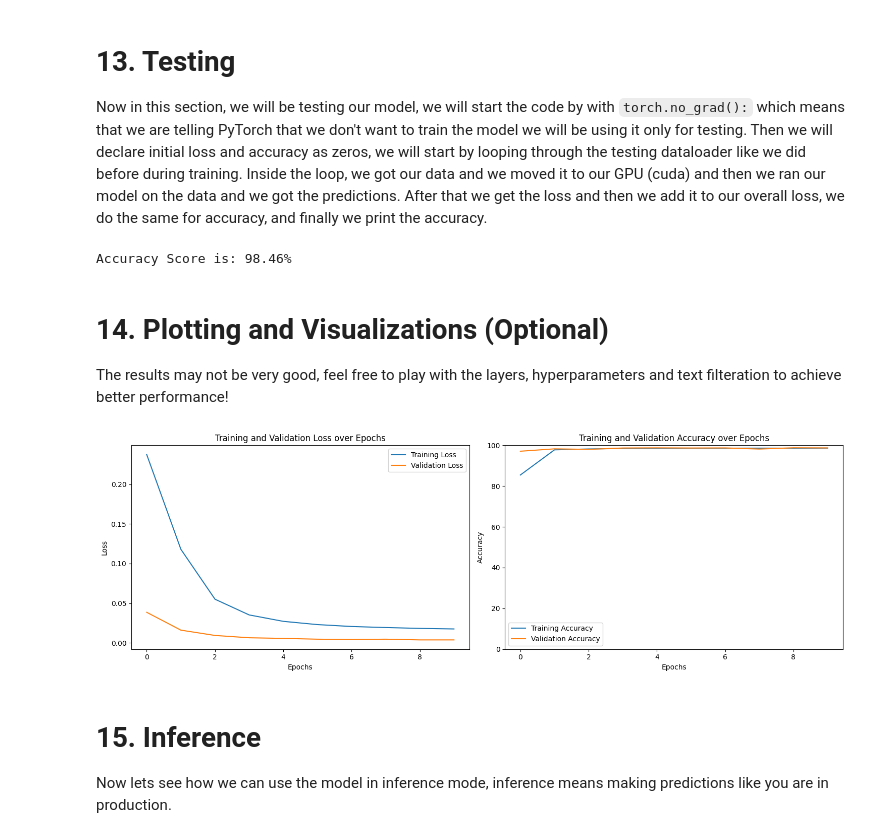
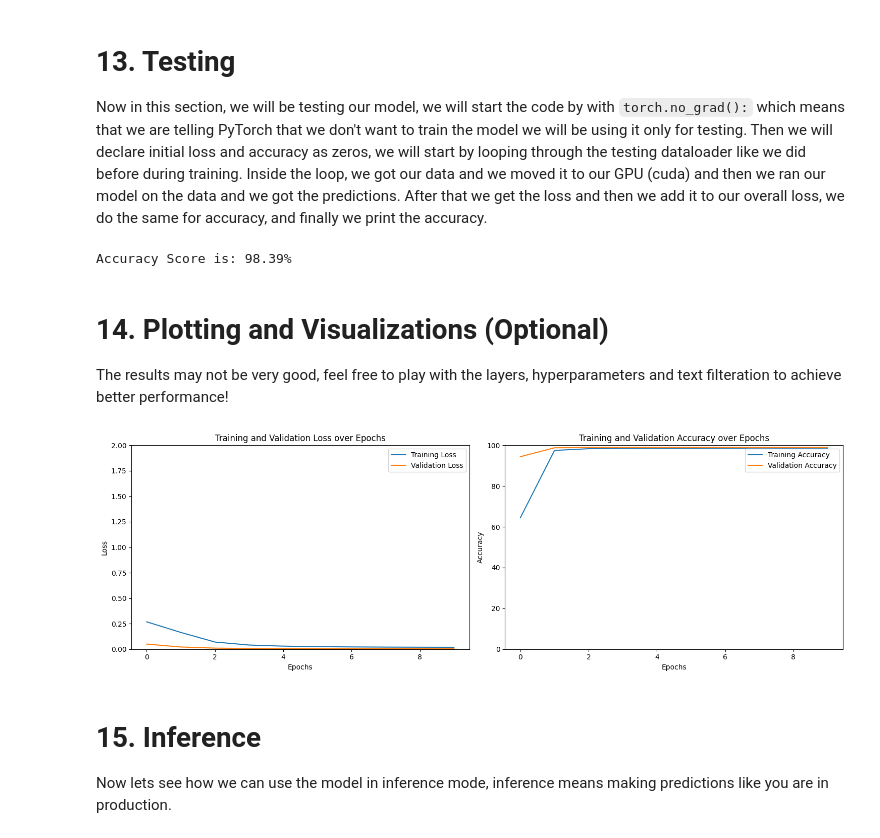
Before and after one commit to omaratef3221/pytorch_tutorials, a Jupyter notebook: Ex_1_Tabular_Classification.ipynb, the cells around one changed output. Cells and saved outputs as stored; diff of their text form; code cells hidden in the pictures.

```diff
--- a/Ex_1_Tabular_Classification.ipynb
+++ b/Ex_1_Tabular_Classification.ipynb
@@ -218,19 +217,17 @@ for epoch in range(EPOCHS):
     total_acc_val = 0
     total_loss_val = 0
     ## Training and Validation
-    for indx, data in enumerate(train_dataloader):
-        inputs, label = data
+    for data in train_dataloader:
 
-        inputs.to(device)
-        label.to(device)
+        inputs, labels = data
 
         prediction = model(inputs).squeeze(1)
 
-        batch_loss = criterion(prediction, label)
+        batch_loss = criterion(prediction, labels)
 
         total_loss_train += batch_loss.item()
 
-        acc = ((prediction).round() == label).sum().item()
+        acc = ((prediction).round() == labels).sum().item()
 
         total_acc_train += acc
 
@@ -240,18 +237,16 @@ for epoch in range(EPOCHS):
 
     ## Validation
     with torch.no_grad():
-        for indx, data in enumerate(validation_dataloader):
-            inputs, label = data
-            inputs.to(device)
-            label.to(device)
+        for data in validation_dataloader:
+            inputs, labels = data
 
             prediction = model(inputs).squeeze(1)
 
-            batch_loss = criterion(prediction, label)
+            batch_loss = criterion(prediction, labels)
 
             total_loss_val += batch_loss.item()
 
-            acc = ((prediction).round() == label).sum().item()
+            acc = ((prediction).round() == labels).sum().item()
 
             total_acc_val += acc
 
@@ -290,48 +285,46 @@ Now in this section, we will be testing our model, we will start the code by wit
 with torch.no_grad():
   total_loss_test = 0
   total_acc_test = 0
-  for indx, data in enumerate(testing_dataloader):
-    inputs, label = data
-    inputs.to(device)
-    label.to(device)
+  for data in testing_dataloader:
+    inputs, labels = data
 
     prediction = model(inputs).squeeze(1)
 
-    batch_loss_test = criterion((prediction), label)
+    batch_loss_test = criterion((prediction), labels)
     total_loss_test += batch_loss_test.item()
-    acc = ((prediction).round() == label).sum().item()
+    acc = ((prediction).round() == labels).sum().item()
     total_acc_test += acc
 
 print(f"Accuracy Score is: {round((total_acc_test/X_test.shape[0])*100, 2)}%")
 # %% [output]
-Accuracy Score is: 98.46%
+Accuracy Score is: 98.39%
 # %% [markdown]
 # 14. Plotting and Visualizations (Optional)
 The results may not be very good, feel free to play with the layers, hyperparameters and text filteration to achieve better performance!
 # %%
 fig, axs = plt.subplots(nrows=1, ncols=2, figsize=(15, 5))
 
 axs[0].plot(total_loss_train_plot, label='Training Loss')
 axs[0].plot(total_loss_validation_plot, label='Validation Loss')
 axs[0].set_title('Training and Validation Loss over Epochs')
 axs[0].set_xlabel('Epochs')
 axs[0].set_ylabel('Loss')
-axs[1].set_ylim([0, 2])
+axs[0].set_ylim([0, 2])
 axs[0].legend()
 
 axs[1].plot(total_acc_train_plot, label='Training Accuracy')
 axs[1].plot(total_acc_validation_plot, label='Validation Accuracy')
 axs[1].set_title('Training and Validation Accuracy over Epochs')
 axs[1].set_xlabel('Epochs')
 axs[1].set_ylabel('Accuracy')
 axs[1].set_ylim([0, 100])
 axs[1].legend()
 
 plt.tight_layout()
 
 plt.show()
 # %% [output]
-[figure, old version]
+[figure, new version]
 # %% [markdown]
 # 15. Inference
 Now lets see how we can use the model in inference mode, inference means making predictions like you are in production.
```
Also changed, not shown: parts of 2 cells of this notebook.
